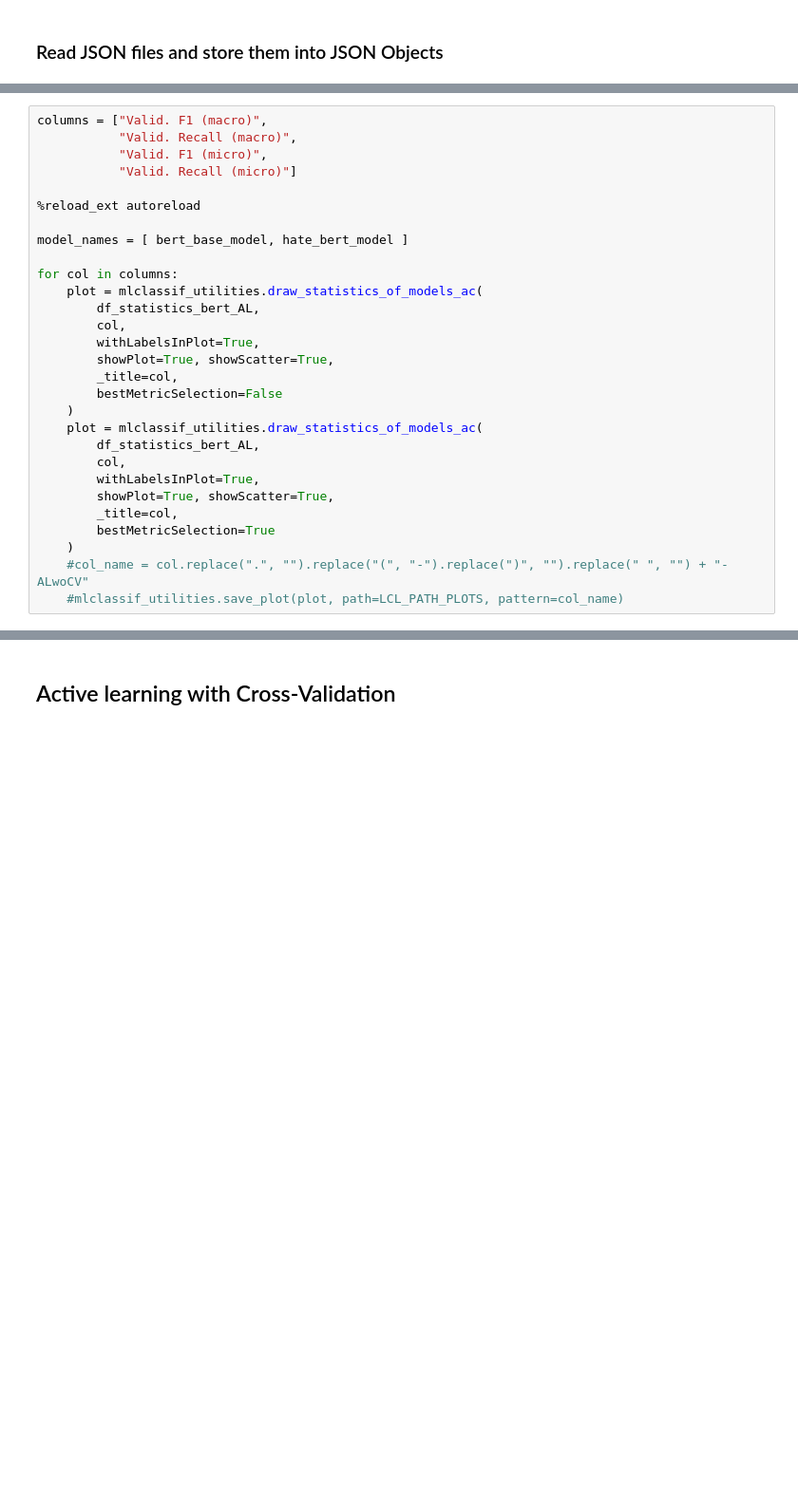
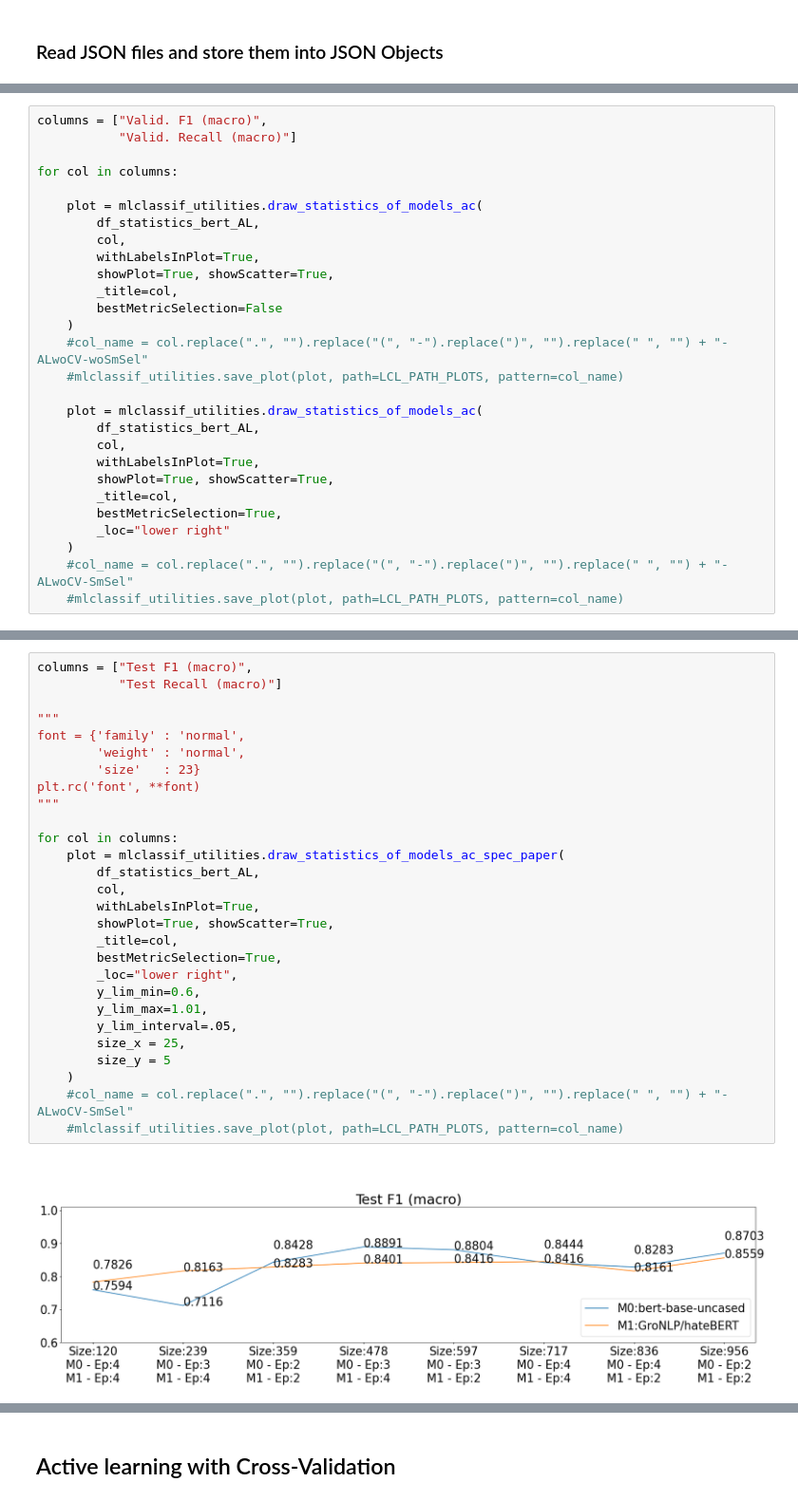
Before and after one commit to IsaacOlguin/AutomatedTraumaDetectionInGCT, a Jupyter notebook: 06_AnalysisOfComparableModels.ipynb, the cells around one changed output, grey strips where cells are left out. Shown at 95% size. Cells and saved outputs as stored; diff of their text form; blank space fills up the shorter version.

```diff
--- a/06_AnalysisOfComparableModels.ipynb
+++ b/06_AnalysisOfComparableModels.ipynb
@@ -139,14 +125,9 @@ df_statistics_bert_AL
 # %%
 columns = ["Valid. F1 (macro)",
-           "Valid. Recall (macro)",
-           "Valid. F1 (micro)",
-           "Valid. Recall (micro)"]
-
-%reload_ext autoreload
-
-model_names = [ bert_base_model, hate_bert_model ]
+           "Valid. Recall (macro)"]
 
 for col in columns:
+
     plot = mlclassif_utilities.draw_statistics_of_models_ac(
         df_statistics_bert_AL,
         col,
@@ -155,13 +136,17 @@ for col in columns:
         _title=col,
         bestMetricSelection=False
     )
+    #col_name = col.replace(".", "").replace("(", "-").replace(")", "").replace(" ", "") + "-ALwoCV-woSmSel"
+    #mlclassif_utilities.save_plot(plot, path=LCL_PATH_PLOTS, pattern=col_name)
+
     plot = mlclassif_utilities.draw_statistics_of_models_ac(
         df_statistics_bert_AL,
         col,
         withLabelsInPlot=True,
         showPlot=True, showScatter=True,
         _title=col,
-        bestMetricSelection=True
+        bestMetricSelection=True,
+        _loc="lower right"
     )
-    #col_name = col.replace(".", "").replace("(", "-").replace(")", "").replace(" ", "") + "-ALwoCV"
+    #col_name = col.replace(".", "").replace("(", "-").replace(")", "").replace(" ", "") + "-ALwoCV-SmSel"
     #mlclassif_utilities.save_plot(plot, path=LCL_PATH_PLOTS, pattern=col_name)
@@ -176,0 +153,30 @@ for col in columns:
+# %%
+columns = ["Test F1 (macro)",
+           "Test Recall (macro)"]
+
+"""
+font = {'family' : 'normal',
+        'weight' : 'normal',
+        'size'   : 23}
+plt.rc('font', **font)
+"""
+
+for col in columns:
+    plot = mlclassif_utilities.draw_statistics_of_models_ac_spec_paper(
+        df_statistics_bert_AL,
+        col,
+        withLabelsInPlot=True,
+        showPlot=True, showScatter=True,
+        _title=col,
+        bestMetricSelection=True,
+        _loc="lower right",
+        y_lim_min=0.6,
+        y_lim_max=1.01,
+        y_lim_interval=.05,
+        size_x = 25,
+        size_y = 5
+    )
+    #col_name = col.replace(".", "").replace("(", "-").replace(")", "").replace(" ", "") + "-ALwoCV-SmSel"
+    #mlclassif_utilities.save_plot(plot, path=LCL_PATH_PLOTS, pattern=col_name)
+# %% [output]
+[figure, added]
```
Also changed, not shown: parts of 39 cells of this notebook.
